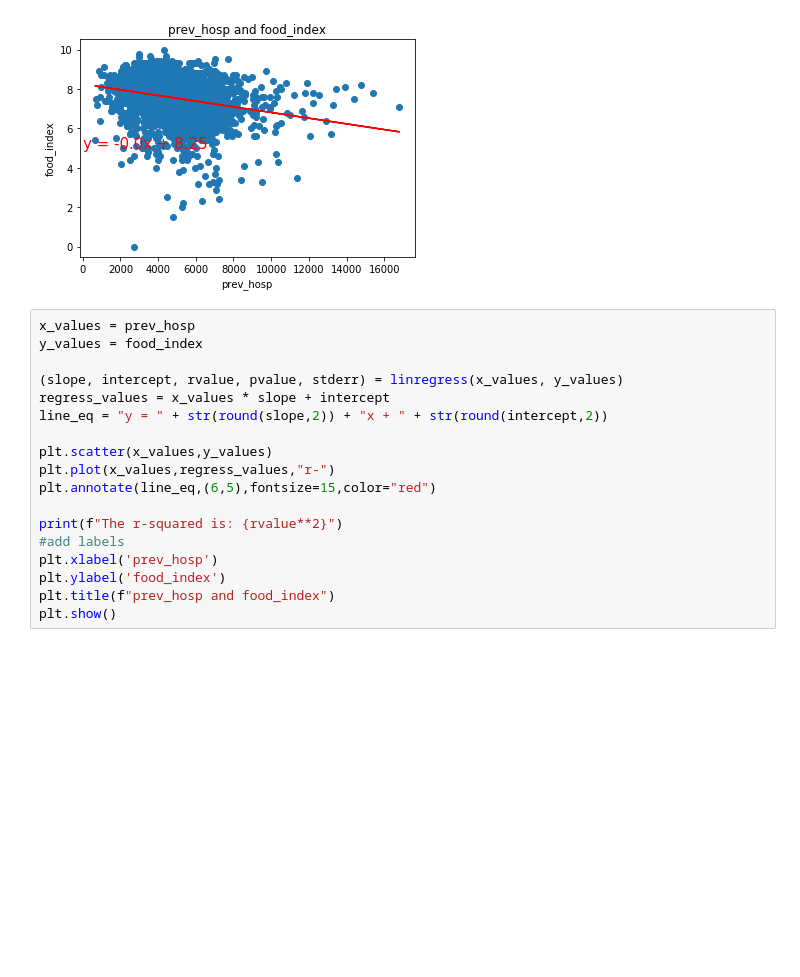
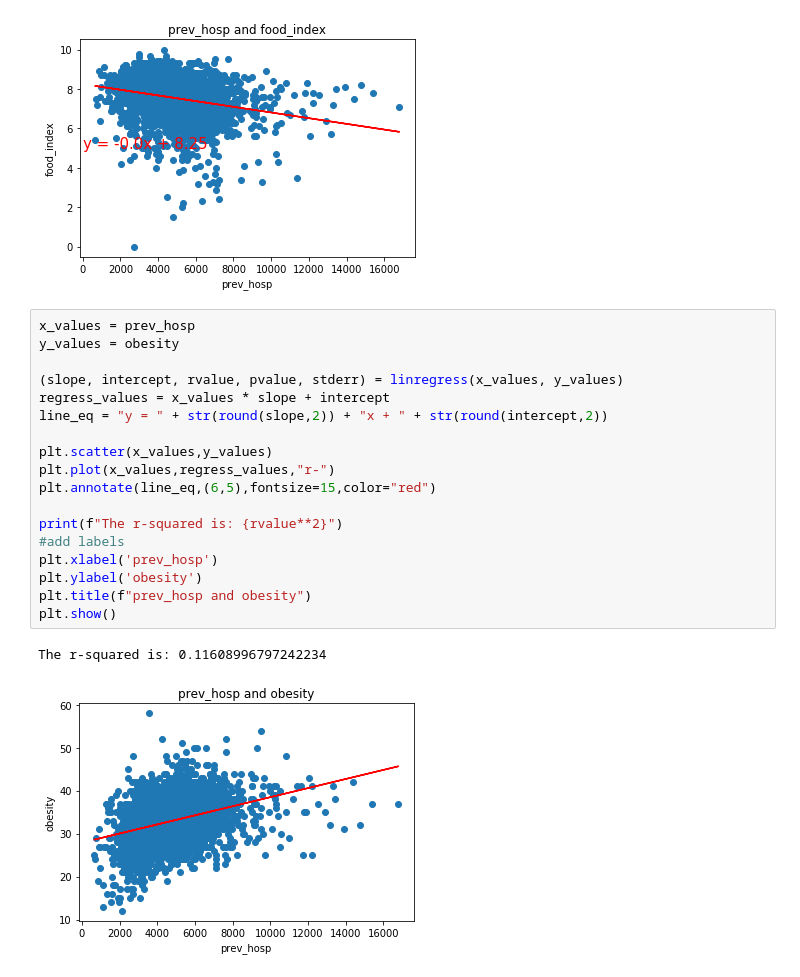
Before and after one commit to hbielser/FourLoopers.CityProject1, a Jupyter notebook: County_Data_Analysis.ipynb, the cells around one changed output. Drawn from its saved outputs; the diff is of its cells as text; blank space fills up the shorter version.

```diff
--- a/County_Data_Analysis.ipynb
+++ b/County_Data_Analysis.ipynb
@@ -81,21 +82,24 @@ The r-squared is: 0.0612851141839349
 [figure]
 # %%
 x_values = prev_hosp
-y_values = food_index
+y_values = obesity
 
 (slope, intercept, rvalue, pvalue, stderr) = linregress(x_values, y_values)
 regress_values = x_values * slope + intercept
 line_eq = "y = " + str(round(slope,2)) + "x + " + str(round(intercept,2))
 
 plt.scatter(x_values,y_values)
 plt.plot(x_values,regress_values,"r-")
 plt.annotate(line_eq,(6,5),fontsize=15,color="red")
 
 print(f"The r-squared is: {rvalue**2}")
 #add labels
 plt.xlabel('prev_hosp')
-plt.ylabel('food_index')
-plt.title(f"prev_hosp and food_index")
+plt.ylabel('obesity')
+plt.title(f"prev_hosp and obesity")
 plt.show()
+# %% [output]
+The r-squared is: 0.11608996797242234
+[figure, added]
 # %%
 x_values = prev_hosp
```
Also changed, not shown: parts of 5 cells of this notebook.
